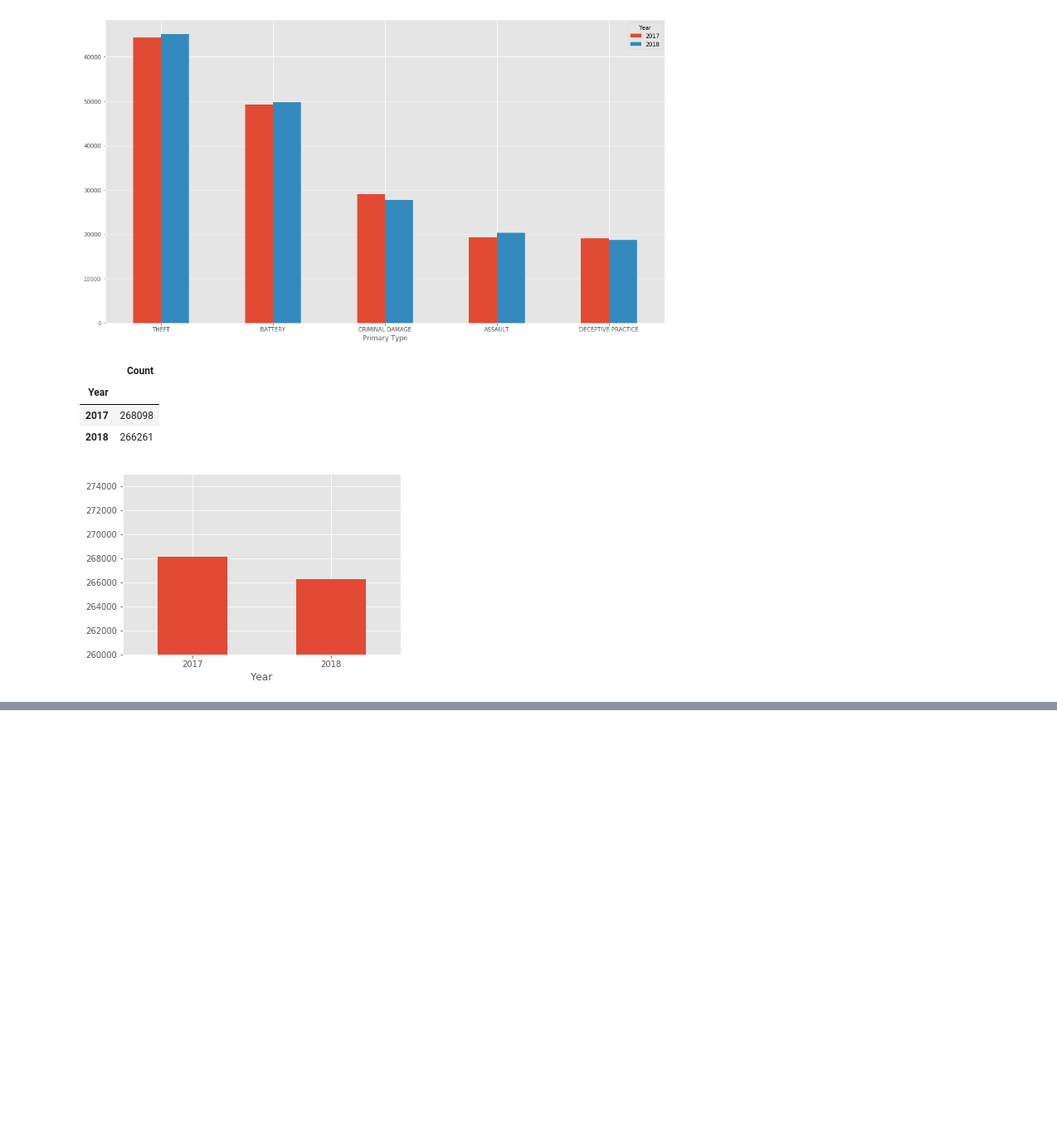
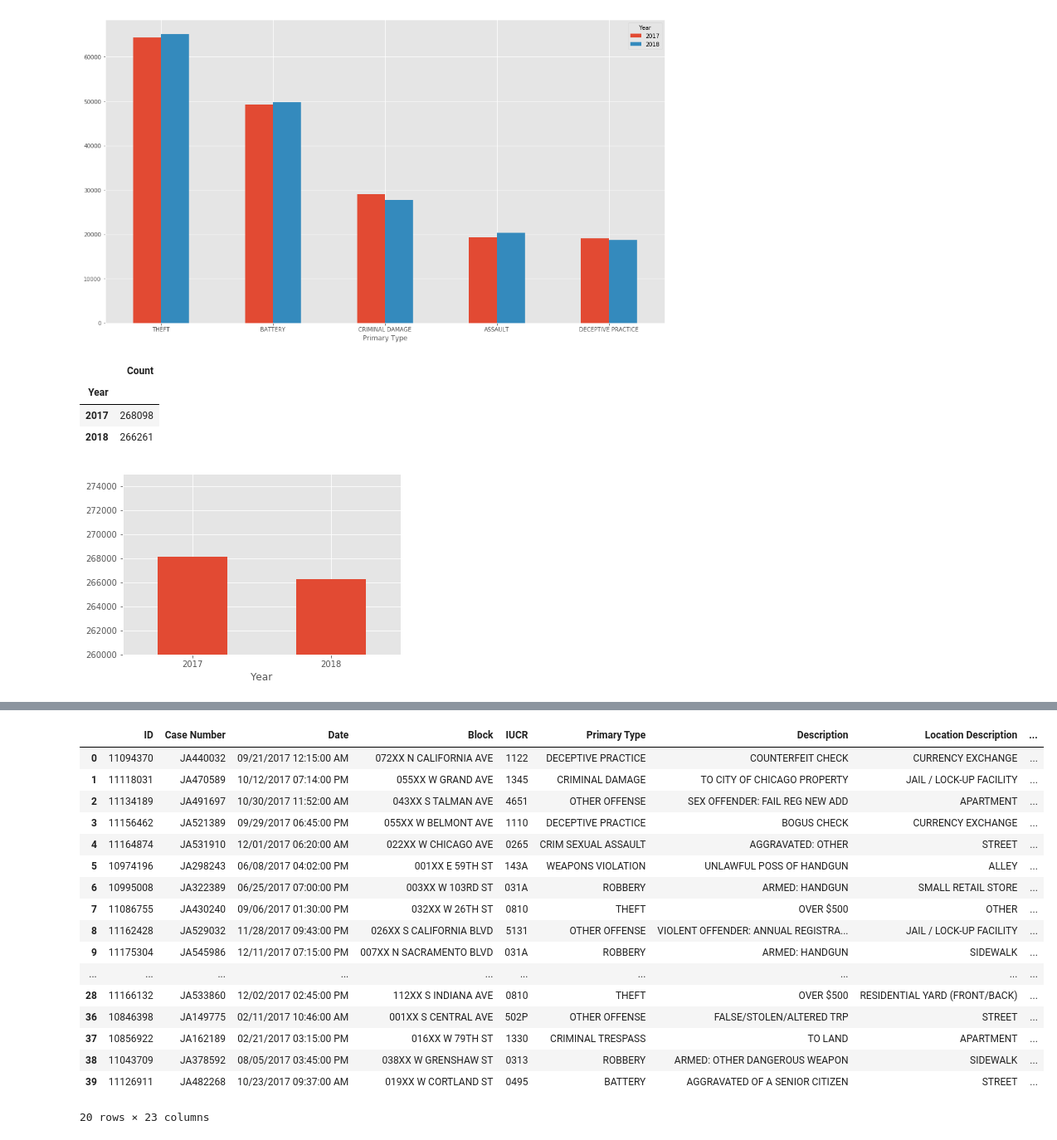
Before and after one commit to capp-machine-learning/chicago-crime-analysis, a Jupyter notebook: data_analysis.ipynb, the cells around one changed output, grey strips where cells are left out. Shown at 83% size. Cells and saved outputs as stored; diff of their text form; code cells hidden in the pictures; blank space fills up the shorter version.

```diff
--- a/data_analysis.ipynb
+++ b/data_analysis.ipynb
@@ -99,0 +155,27 @@ c = Census(my_api_key.MY_API_KEY, year=2017)
+# %%
+crime_df["Coordinates"] = list(zip(crime_df.Longitude, crime_df.Latitude))
+# %%
+crime_df["Coordinates"] = crime_df["Coordinates"].apply(Point)
+# %%
+crime_gdf = gpd.GeoDataFrame(crime_df, geometry='Coordinates')
+# %%
+crime_gdf.head(20)
+# %% [output]
+|  | ID | Case Number | Date | Block | IUCR | Primary Type | Description | Location Description | ... |
+| 0 | 11094370 | JA440032 | 09/21/2017 12:15:00 AM | 072XX N CALIFORNIA AVE | 1122 | DECEPTIVE PRACTICE | COUNTERFEIT CHECK | CURRENCY EXCHANGE | ... |
+| 1 | 11118031 | JA470589 | 10/12/2017 07:14:00 PM | 055XX W GRAND AVE | 1345 | CRIMINAL DAMAGE | TO CITY OF CHICAGO PROPERTY | JAIL / LOCK-UP FACILITY | ... |
+| 2 | 11134189 | JA491697 | 10/30/2017 11:52:00 AM | 043XX S TALMAN AVE | 4651 | OTHER OFFENSE | SEX OFFENDER: FAIL REG NEW ADD | APARTMENT | ... |
+| 3 | 11156462 | JA521389 | 09/29/2017 06:45:00 PM | 055XX W BELMONT AVE | 1110 | DECEPTIVE PRACTICE | BOGUS CHECK | CURRENCY EXCHANGE | ... |
+| 4 | 11164874 | JA531910 | 12/01/2017 06:20:00 AM | 022XX W CHICAGO AVE | 0265 | CRIM SEXUAL ASSAULT | AGGRAVATED: OTHER | STREET | ... |
+| 5 | 10974196 | JA298243 | 06/08/2017 04:02:00 PM | 001XX E 59TH ST | 143A | WEAPONS VIOLATION | UNLAWFUL POSS OF HANDGUN | ALLEY | ... |
+| 6 | 10995008 | JA322389 | 06/25/2017 07:00:00 PM | 003XX W 103RD ST | 031A | ROBBERY | ARMED: HANDGUN | SMALL RETAIL STORE | ... |
+| 7 | 11086755 | JA430240 | 09/06/2017 01:30:00 PM | 032XX W 26TH ST | 0810 | THEFT | OVER $500 | OTHER | ... |
+| 8 | 11162428 | JA529032 | 11/28/2017 09:43:00 PM | 026XX S CALIFORNIA BLVD | 5131 | OTHER OFFENSE | VIOLENT OFFENDER: ANNUAL REGISTRA... | JAIL / LOCK-UP FACILITY | ... |
+| 9 | 11175304 | JA545986 | 12/11/2017 07:15:00 PM | 007XX N SACRAMENTO BLVD | 031A | ROBBERY | ARMED: HANDGUN | SIDEWALK | ... |
+| ... | ... | ... | ... | ... | ... | ... | ... | ... | ... |
+| 28 | 11166132 | JA533860 | 12/02/2017 02:45:00 PM | 112XX S INDIANA AVE | 0810 | THEFT | OVER $500 | RESIDENTIAL YARD (FRONT/BACK) | ... |
+| 36 | 10846398 | JA149775 | 02/11/2017 10:46:00 AM | 001XX S CENTRAL AVE | 502P | OTHER OFFENSE | FALSE/STOLEN/ALTERED TRP | STREET | ... |
+| 37 | 10856922 | JA162189 | 02/21/2017 03:15:00 PM | 016XX W 79TH ST | 1330 | CRIMINAL TRESPASS | TO LAND | APARTMENT | ... |
+| 38 | 11043709 | JA378592 | 08/05/2017 03:45:00 PM | 038XX W GRENSHAW ST | 0313 | ROBBERY | ARMED: OTHER DANGEROUS WEAPON | SIDEWALK | ... |
+| 39 | 11126911 | JA482268 | 10/23/2017 09:37:00 AM | 019XX W CORTLAND ST | 0495 | BATTERY | AGGRAVATED OF A SENIOR CITIZEN | STREET | ... |
+20 rows × 23 columns
```
Also changed, not shown: parts of 8 cells of this notebook.
